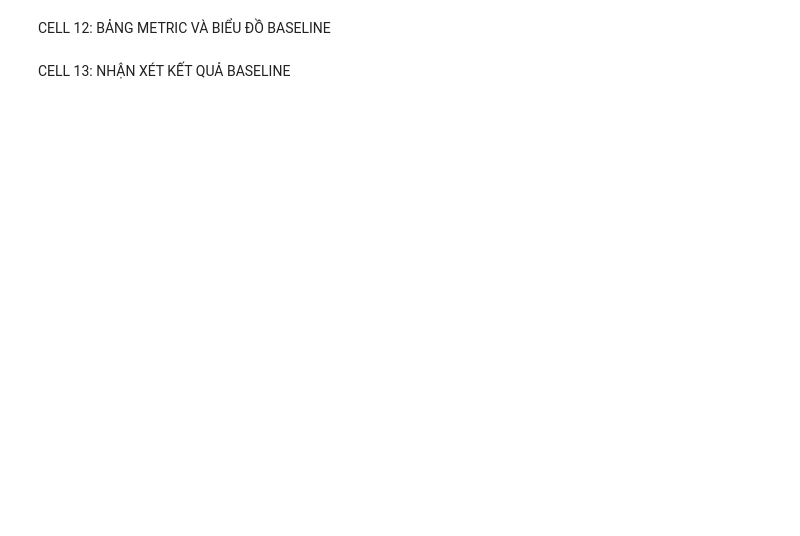
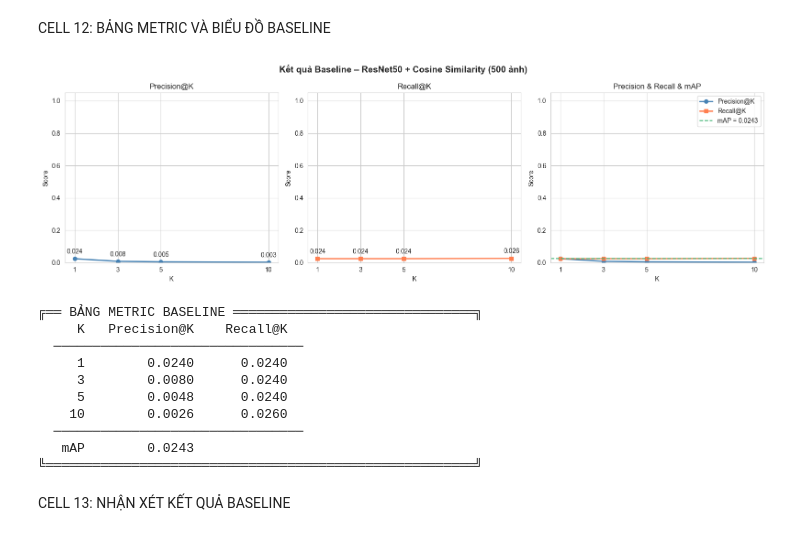
Before and after one commit to MaGiaVy/DoAnPython, a Jupyter notebook: project/notebooks/BTCT_Tuan2_33.ipynb, the cells around one changed output. Cells and saved outputs as stored; diff of their text form; code cells hidden in the pictures; blank space fills up the shorter version.

Commit message:
Thêm mẫu cell12 với 13 tạm, + tính mAP

```diff
--- a/project/notebooks/BTCT_Tuan2_33.ipynb
+++ b/project/notebooks/BTCT_Tuan2_33.ipynb
@@ -42,7 +42,7 @@ Device: cuda
 # %% [markdown]
 CELL 2: ĐƯỜNG DẪN DỮ LIỆU
 # %%
-DATA_DIR  = r'E:\study\DoAnPython\code\DoAnPython\project\data\raw'
+DATA_DIR  = r'd:\Study\docs\Python\workspace\DoAnPython\project\data\raw'
 
 CSV_PATH  = os.path.join(DATA_DIR, 'train.csv')
 IMAGE_DIR = os.path.join(DATA_DIR, 'train_images')
@@ -505,4 +539,68 @@ METRIC TRUNG BÌNH TRÊN TOÀN BỘ 500 ẢNH
 # %% [markdown]
 CELL 12: BẢNG METRIC VÀ BIỂU ĐỒ BASELINE
+# %%
+# CELL 12: BẢNG METRIC VÀ BIỂU ĐỒ BASELINE
+
+fig, axes = plt.subplots(1, 3, figsize=(16, 5))
+fig.suptitle('Kết quả Baseline – ResNet50 + Cosine Similarity (500 ảnh)', fontsize=14, fontweight='bold')
+
+k_vals = metrics_df['K'].tolist()
+
+# ── Biểu đồ 1: Precision@K ──────────────────────────────────────────
+axes[0].plot(k_vals, metrics_df['Precision@K'], marker='o', color='steelblue', linewidth=2)
+for x, y in zip(k_vals, metrics_df['Precision@K']):
+    axes[0].annotate(f'{y:.3f}', (x, y), textcoords='offset points', xytext=(0, 8), ha='center')
+axes[0].set_title('Precision@K')
+axes[0].set_xlabel('K')
+axes[0].set_ylabel('Score')
+axes[0].set_xticks(k_vals)
+axes[0].set_ylim(0, 1.05)
+
+# ── Biểu đồ 2: Recall@K ─────────────────────────────────────────────
+axes[1].plot(k_vals, metrics_df['Recall@K'], marker='s', color='coral', linewidth=2)
+for x, y in zip(k_vals, metrics_df['Recall@K']):
+    axes[1].annotate(f'{y:.3f}', (x, y), textcoords='offset points', xytext=(0, 8), ha='center')
+axes[1].set_title('Recall@K')
+axes[1].set_xlabel('K')
+axes[1].set_ylabel('Score')
+axes[1].set_xticks(k_vals)
+axes[1].set_ylim(0, 1.05)
+
+# ── Biểu đồ 3: Precision vs Recall (cả 2 trên 1 plot) ───────────────
+axes[2].plot(k_vals, metrics_df['Precision@K'], marker='o', label='Precision@K', color='steelblue', linewidth=2)
+axes[2].plot(k_vals, metrics_df['Recall@K'],    marker='s', label='Recall@K',    color='coral',     linewidth=2)
+axes[2].axhline(y=mAP, color='mediumseagreen', linestyle='--', linewidth=1.5, label=f'mAP = {mAP:.4f}')
+axes[2].set_title('Precision & Recall & mAP')
+axes[2].set_xlabel('K')
+axes[2].set_ylabel('Score')
+axes[2].set_xticks(k_vals)
+axes[2].set_ylim(0, 1.05)
+axes[2].legend()
+
+plt.tight_layout()
+plt.savefig(os.path.join(RESULTS, 'bieu_do_metrics_baseline.png'), dpi=150, bbox_inches='tight')
+plt.show()
+
+# ── Bảng tổng hợp dạng đẹp ───────────────────────────────────────────
+print('\n╔══ BẢNG METRIC BASELINE ═══════════════════════════════╗')
+print(f'  {"K":>4}  {"Precision@K":>12}  {"Recall@K":>10}')
+print('  ' + '─' * 32)
+for _, row in metrics_df.iterrows():
+    print(f'  {int(row["K"]):>4}  {row["Precision@K"]:>12.4f}  {row["Recall@K"]:>10.4f}')
+print('  ' + '─' * 32)
+print(f'  {"mAP":>4}  {mAP:>12.4f}')
+print('╚═══════════════════════════════════════════════════════╝')
+# %% [output]
+[figure, added]
+╔══ BẢNG METRIC BASELINE ═══════════════════════════════╗
+     K   Precision@K    Recall@K
+  ────────────────────────────────
+     1        0.0240      0.0240
+     3        0.0080      0.0240
+     5        0.0048      0.0240
+    10        0.0026      0.0260
+  ────────────────────────────────
+   mAP        0.0243
+╚═══════════════════════════════════════════════════════╝
 # %% [markdown]
 CELL 13: NHẬN XÉT KẾT QUẢ BASELINE
```
Also changed, not shown: parts of 7 cells of this notebook, 4 other files.
